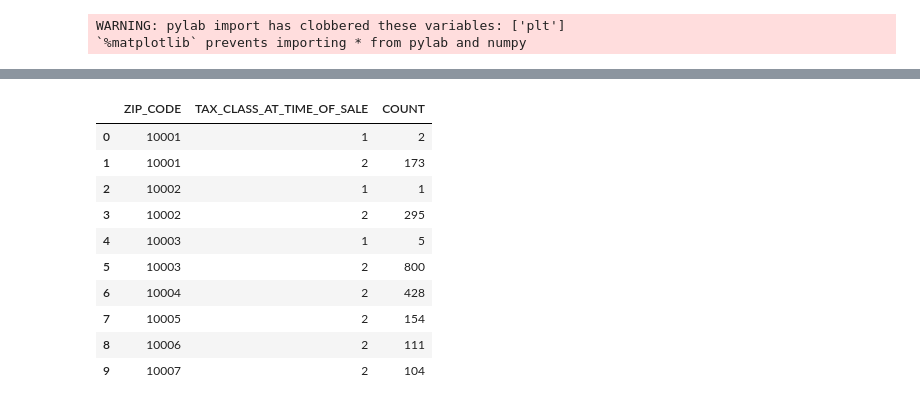
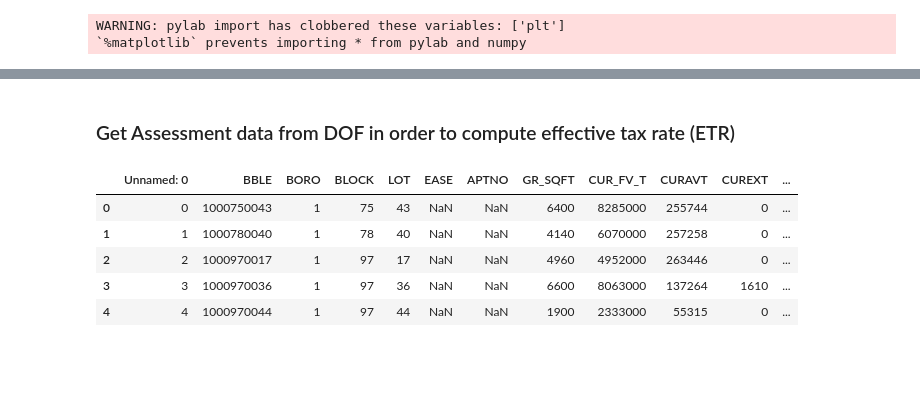
Before and after one commit to mu529/property_tax, a Jupyter notebook: ETR.ipynb, the cells around one changed output, grey strips where cells are left out. Drawn from its saved outputs; the diff is of its cells as text; code cells hidden in the pictures; blank space fills up the shorter version.

```diff
--- a/ETR.ipynb
+++ b/ETR.ipynb
@@ -53,0 +70,5 @@ even_older_list = ['http://www1.nyc.gov/assets/finance/downloads/pdf/rolling_sal
+# %%
+# Add tax rate information
+tax = pd.read_csv(zip_.open(filename_tax))
+tax = tax.convert_objects(convert_numeric=True)
+filename_assessment = 'dof_assessments_merged.csv'
@@ -169,15 +225,17 @@ zip_tax_breakdown = pd.DataFrame({'COUNT':final.groupby(['ZIP_CODE','TAX_CLASS_A
 # %%
 # Normalize each count by total sales count and maybe by population
-zip_tax_breakdown[:10]
+zip_tax_breakdown = zip_tax_breakdown.merge(total_per_zip,on='ZIP_CODE',how='inner')
+del total_per_zip
-# %% [output]
-|  | ZIP_CODE | TAX_CLASS_AT_TIME_OF_SALE | COUNT |
-| 0 | 10001 | 1 | 2 |
-| 1 | 10001 | 2 | 173 |
-| 2 | 10002 | 1 | 1 |
-| 3 | 10002 | 2 | 295 |
-| 4 | 10003 | 1 | 5 |
-| 5 | 10003 | 2 | 800 |
-| 6 | 10004 | 2 | 428 |
-| 7 | 10005 | 2 | 154 |
-| 8 | 10006 | 2 | 111 |
-| 9 | 10007 | 2 | 104 |
+# %% [markdown]
+### Get Assessment data from DOF in order to compute effective tax rate (ETR)
+# %%
+assessment = pd.read_csv(zip_.open(filename_assessment))
+# %%
+assessment.head()
+# %% [output]
+|  | Unnamed: 0 | BBLE | BORO | BLOCK | LOT | EASE | APTNO | GR_SQFT | CUR_FV_T | CURAVT | CUREXT | ... |
+| 0 | 0 | 1000750043 | 1 | 75 | 43 | NaN | NaN | 6400 | 8285000 | 255744 | 0 | ... |
+| 1 | 1 | 1000780040 | 1 | 78 | 40 | NaN | NaN | 4140 | 6070000 | 257258 | 0 | ... |
+| 2 | 2 | 1000970017 | 1 | 97 | 17 | NaN | NaN | 4960 | 4952000 | 263446 | 0 | ... |
+| 3 | 3 | 1000970036 | 1 | 97 | 36 | NaN | NaN | 6600 | 8063000 | 137264 | 1610 | ... |
+| 4 | 4 | 1000970044 | 1 | 97 | 44 | NaN | NaN | 1900 | 2333000 | 55315 | 0 | ... |
```
Also changed, not shown: parts of 36 cells of this notebook.
